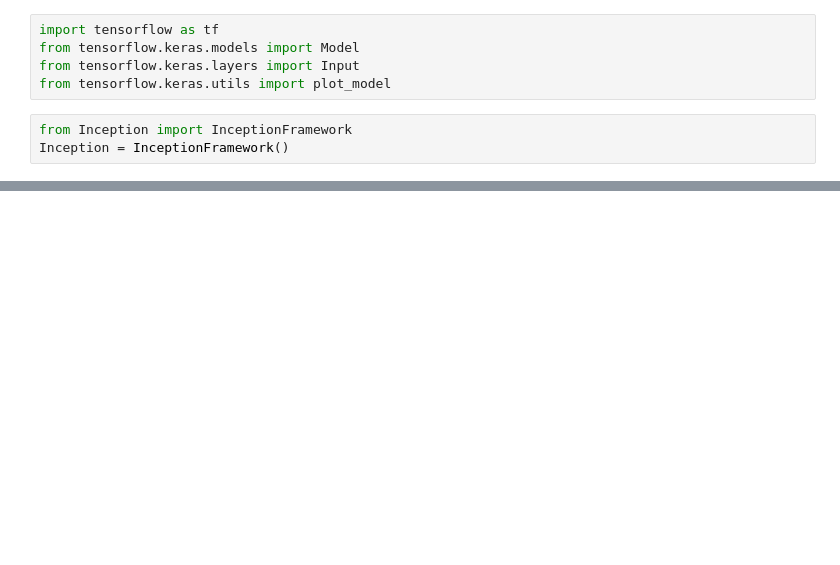
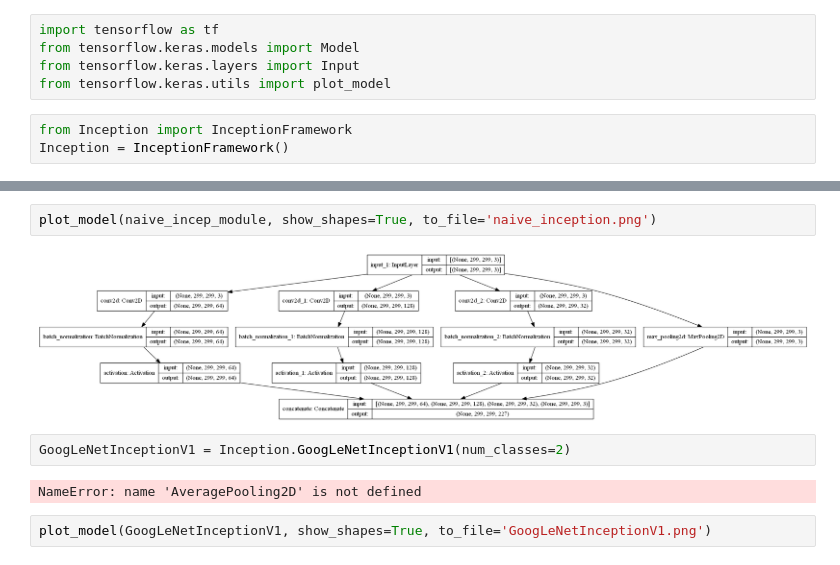
Before and after one commit to sauravmishra1710/Inception---Going-Deeper-with-Convolutions, a Jupyter notebook: InceptionNetV1.ipynb, the cells around one changed output, grey strips where cells are left out. Drawn from its saved outputs; the diff is of its cells as text; blank space fills up the shorter version.

```diff
--- a/InceptionNetV1.ipynb
+++ b/InceptionNetV1.ipynb
@@ -34,0 +61,10 @@ plot_model(naive_incep_module, show_shapes=True, to_file='naive_inception.png')
+# %%
+plot_model(naive_incep_module, show_shapes=True, to_file='naive_inception.png')
+# %% [output]
+[figure, added]
+# %%
+GoogLeNetInceptionV1 = Inception.GoogLeNetInceptionV1(num_classes=2)
+# %% [output]
+NameError: name 'AveragePooling2D' is not defined
+# %%
+plot_model(GoogLeNetInceptionV1, show_shapes=True, to_file='GoogLeNetInceptionV1.png')
```
Also changed, not shown: parts of 4 cells of this notebook.
